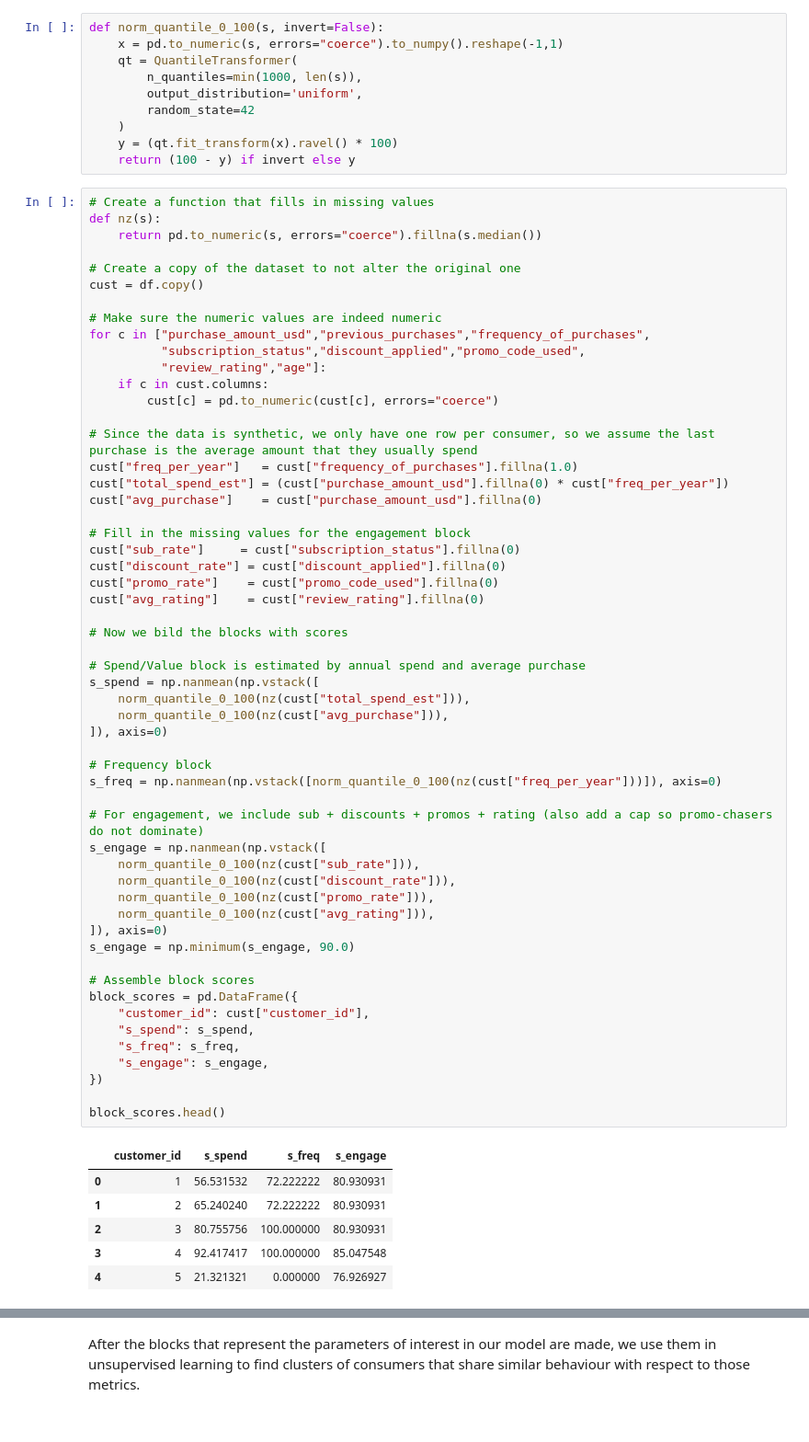
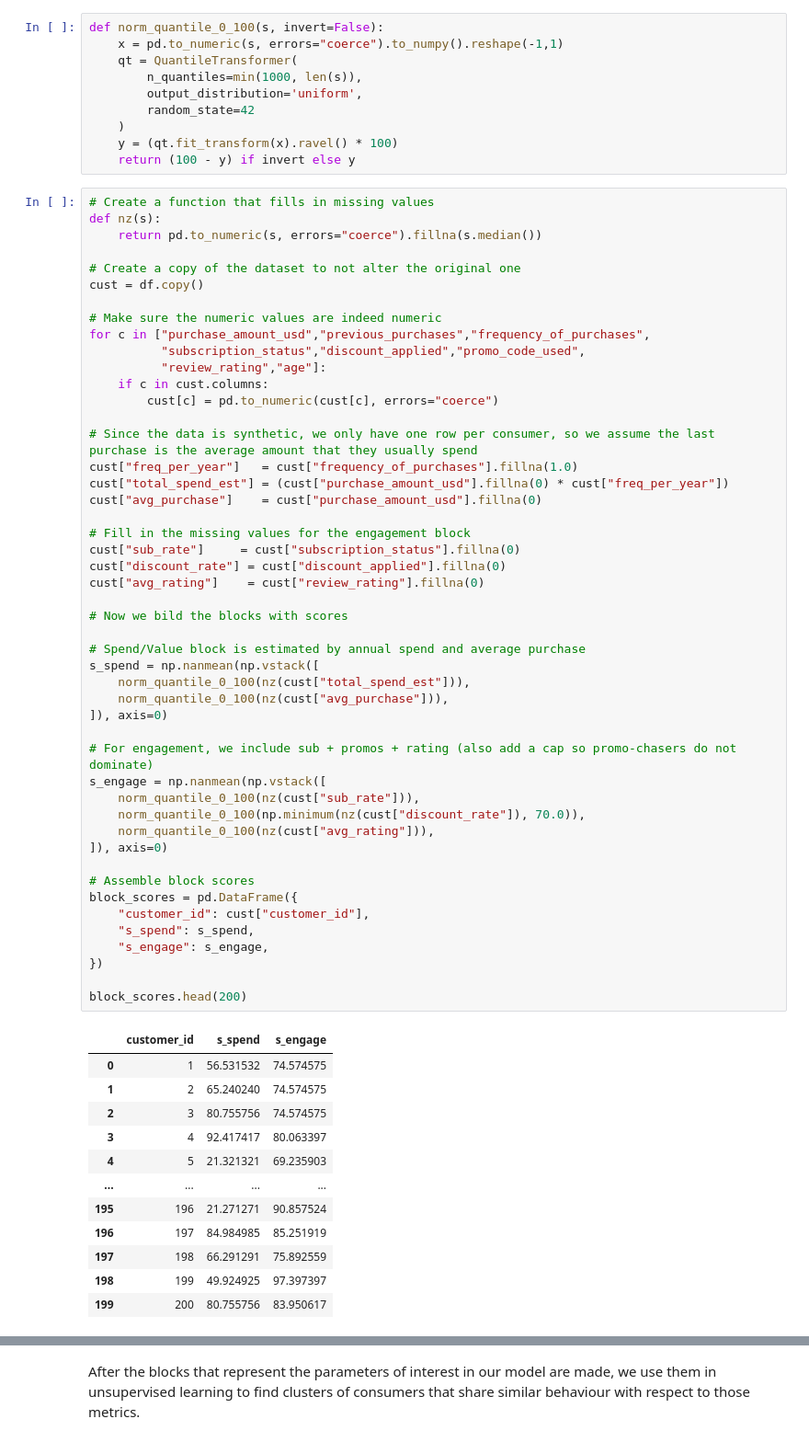
Before and after one commit to IgorSuvalov/Emotional-Loyalty, a Jupyter notebook: Notebooks/Notebook.ipynb, the cells around one changed output, grey strips where cells are left out. Shown: that part at 92% size. Saved outputs shown, nothing was run; the diff lists cells and outputs as text.

```diff
--- a/Notebooks/Notebook.ipynb
+++ b/Notebooks/Notebook.ipynb
@@ -174,46 +178,45 @@ for c in ["purchase_amount_usd","previous_purchases","frequency_of_purchases",
 cust["freq_per_year"]   = cust["frequency_of_purchases"].fillna(1.0)
 cust["total_spend_est"] = (cust["purchase_amount_usd"].fillna(0) * cust["freq_per_year"])
 cust["avg_purchase"]    = cust["purchase_amount_usd"].fillna(0)
 
 # Fill in the missing values for the engagement block
 cust["sub_rate"]     = cust["subscription_status"].fillna(0)
 cust["discount_rate"] = cust["discount_applied"].fillna(0)
-cust["promo_rate"]    = cust["promo_code_used"].fillna(0)
 cust["avg_rating"]    = cust["review_rating"].fillna(0)
 
 # Now we bild the blocks with scores
 
 # Spend/Value block is estimated by annual spend and average purchase
 s_spend = np.nanmean(np.vstack([
     norm_quantile_0_100(nz(cust["total_spend_est"])),
     norm_quantile_0_100(nz(cust["avg_purchase"])),
 ]), axis=0)
 
-# Frequency block
-s_freq = np.nanmean(np.vstack([norm_quantile_0_100(nz(cust["freq_per_year"]))]), axis=0)
-
-# For engagement, we include sub + discounts + promos + rating (also add a cap so promo-chasers do not dominate)
+# For engagement, we include sub + promos + rating (also add a cap so promo-chasers do not dominate)
 s_engage = np.nanmean(np.vstack([
     norm_quantile_0_100(nz(cust["sub_rate"])),
-    norm_quantile_0_100(nz(cust["discount_rate"])),
-    norm_quantile_0_100(nz(cust["promo_rate"])),
+    norm_quantile_0_100(np.minimum(nz(cust["discount_rate"]), 70.0)),
     norm_quantile_0_100(nz(cust["avg_rating"])),
 ]), axis=0)
-s_engage = np.minimum(s_engage, 90.0)
 
 # Assemble block scores
 block_scores = pd.DataFrame({
     "customer_id": cust["customer_id"],
     "s_spend": s_spend,
-    "s_freq": s_freq,
     "s_engage": s_engage,
 })
 
-block_scores.head()
+block_scores.head(200)
 # %% [output]
-|  | customer_id | s_spend | s_freq | s_engage |
-| 0 | 1 | 56.531532 | 72.222222 | 80.930931 |
-| 1 | 2 | 65.240240 | 72.222222 | 80.930931 |
-| 2 | 3 | 80.755756 | 100.000000 | 80.930931 |
-| 3 | 4 | 92.417417 | 100.000000 | 85.047548 |
-| 4 | 5 | 21.321321 | 0.000000 | 76.926927 |
+|  | customer_id | s_spend | s_engage |
+| 0 | 1 | 56.531532 | 74.574575 |
+| 1 | 2 | 65.240240 | 74.574575 |
+| 2 | 3 | 80.755756 | 74.574575 |
+| 3 | 4 | 92.417417 | 80.063397 |
+| 4 | 5 | 21.321321 | 69.235903 |
+| ... | ... | ... | ... |
+| 195 | 196 | 21.271271 | 90.857524 |
+| 196 | 197 | 84.984985 | 85.251919 |
+| 197 | 198 | 66.291291 | 75.892559 |
+| 198 | 199 | 49.924925 | 97.397397 |
+| 199 | 200 | 80.755756 | 83.950617 |
```
Also changed, not shown: parts of 14 cells of this notebook, 1 other file.
